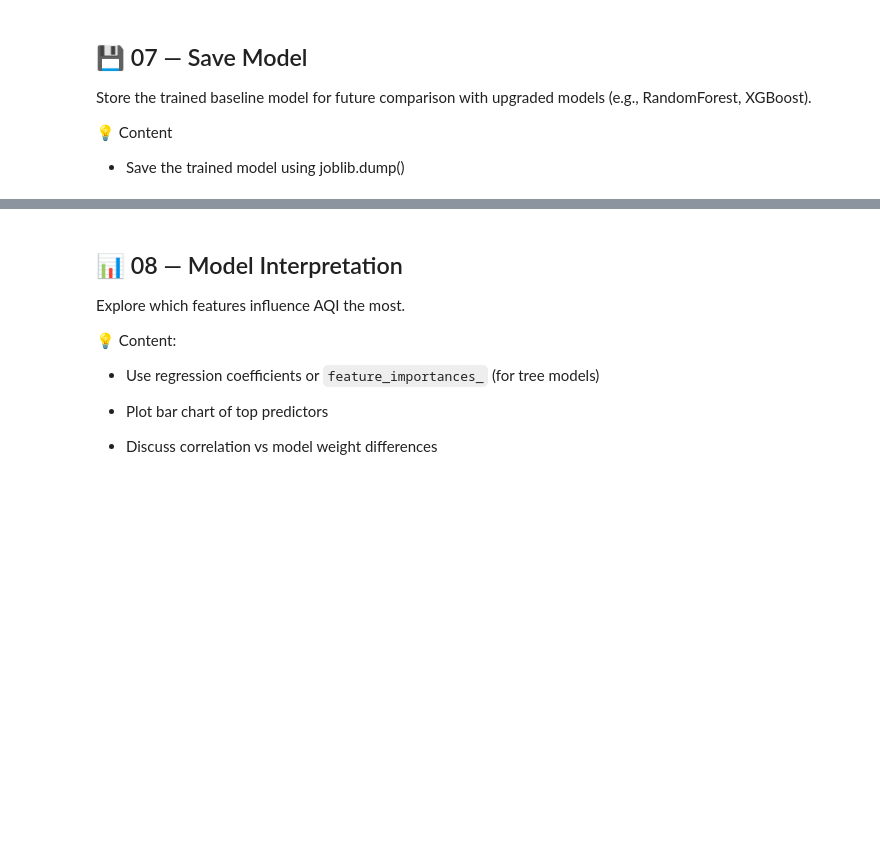
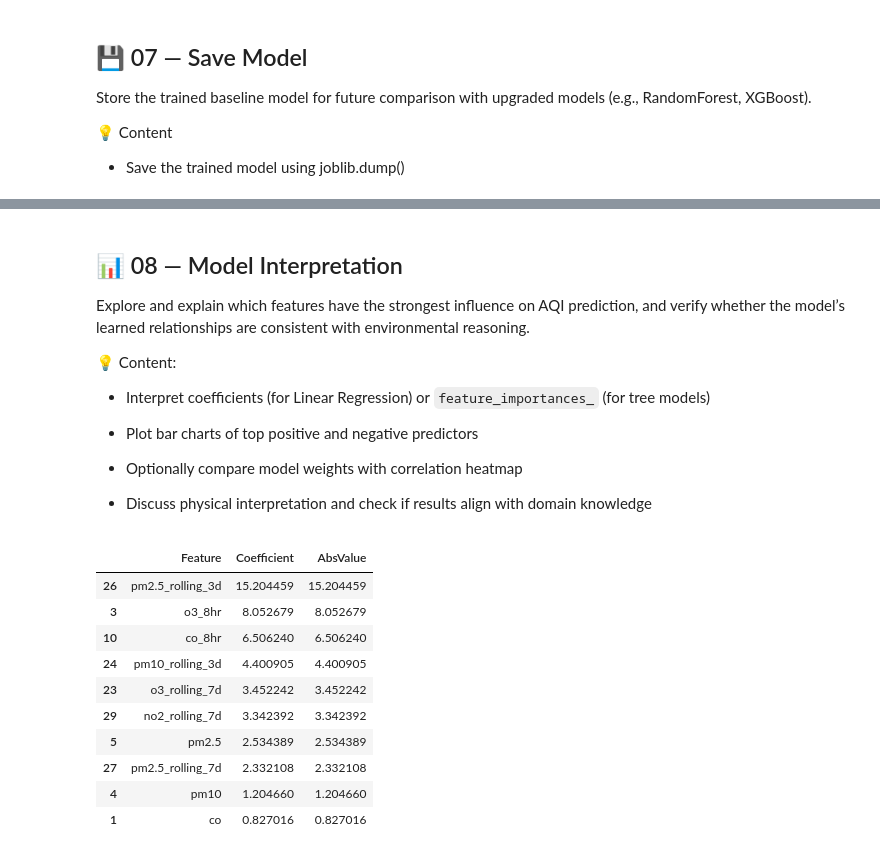
Before and after one commit to chgwyellow/air_pollution_analysis, a Jupyter notebook: notebook/03_baseline_modeling.ipynb, the cells around one changed output, grey strips where cells are left out. Drawn from its saved outputs; the diff is of its cells as text; code cells hidden in the pictures; blank space fills up the shorter version.

```diff
--- a/notebook/03_baseline_modeling.ipynb
+++ b/notebook/03_baseline_modeling.ipynb
@@ -395,12 +395,15 @@ success(f"Baseline model saved at: {model_path}")
 # %% [markdown]
 ## 📊 08 — Model Interpretation
 
-Explore which features influence AQI the most.
+Explore and explain which features have the strongest influence on AQI prediction,
+and verify whether the model’s learned relationships are consistent with environmental reasoning.
 
 💡 Content:
 
-- Use regression coefficients or `feature_importances_` (for tree models)
+- Interpret coefficients (for Linear Regression) or `feature_importances_` (for tree models)
 
-- Plot bar chart of top predictors
+- Plot bar charts of top positive and negative predictors
 
-- Discuss correlation vs model weight differences
+- Optionally compare model weights with correlation heatmap
+
+- Discuss physical interpretation and check if results align with domain knowledge
@@ -406,0 +413,18 @@ Explore which features influence AQI the most.
+# %%
+coef_df = pd.DataFrame(
+    {"Feature": X_train_scaled_df.columns, "Coefficient": model.coef_}
+).sort_values(by="Coefficient", ascending=False)
+coef_df["AbsValue"] = np.abs(coef_df["Coefficient"])
+coef_df.head(10)
+# %% [output]
+|  | Feature | Coefficient | AbsValue |
+| 26 | pm2.5_rolling_3d | 15.204459 | 15.204459 |
+| 3 | o3_8hr | 8.052679 | 8.052679 |
+| 10 | co_8hr | 6.506240 | 6.506240 |
+| 24 | pm10_rolling_3d | 4.400905 | 4.400905 |
+| 23 | o3_rolling_7d | 3.452242 | 3.452242 |
+| 29 | no2_rolling_7d | 3.342392 | 3.342392 |
+| 5 | pm2.5 | 2.534389 | 2.534389 |
+| 27 | pm2.5_rolling_7d | 2.332108 | 2.332108 |
+| 4 | pm10 | 1.204660 | 1.204660 |
+| 1 | co | 0.827016 | 0.827016 |
```
Also changed, not shown: parts of 6 cells of this notebook, 6 other files.
